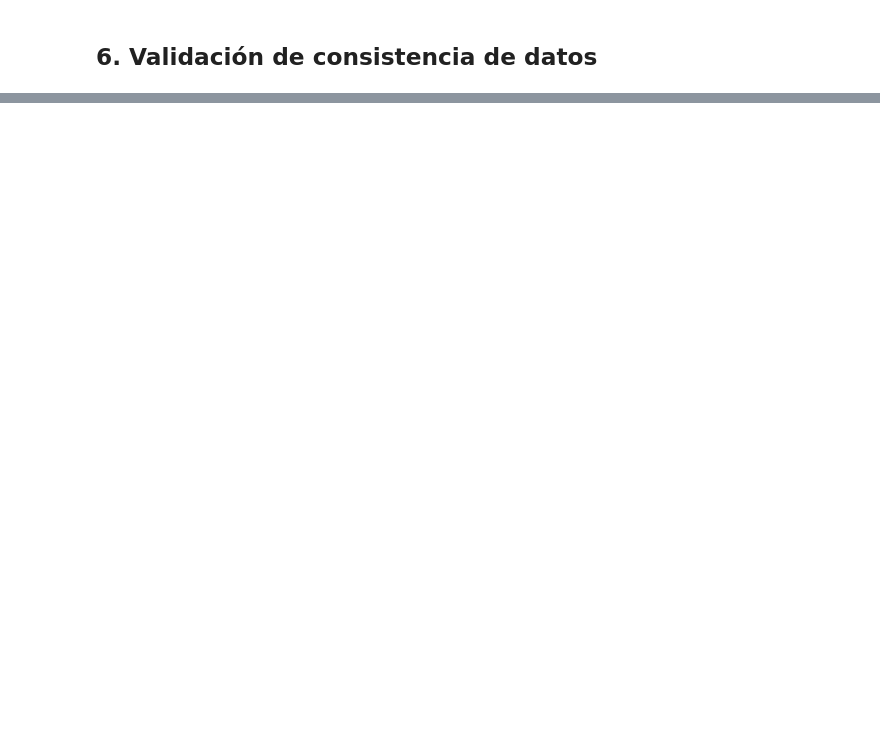
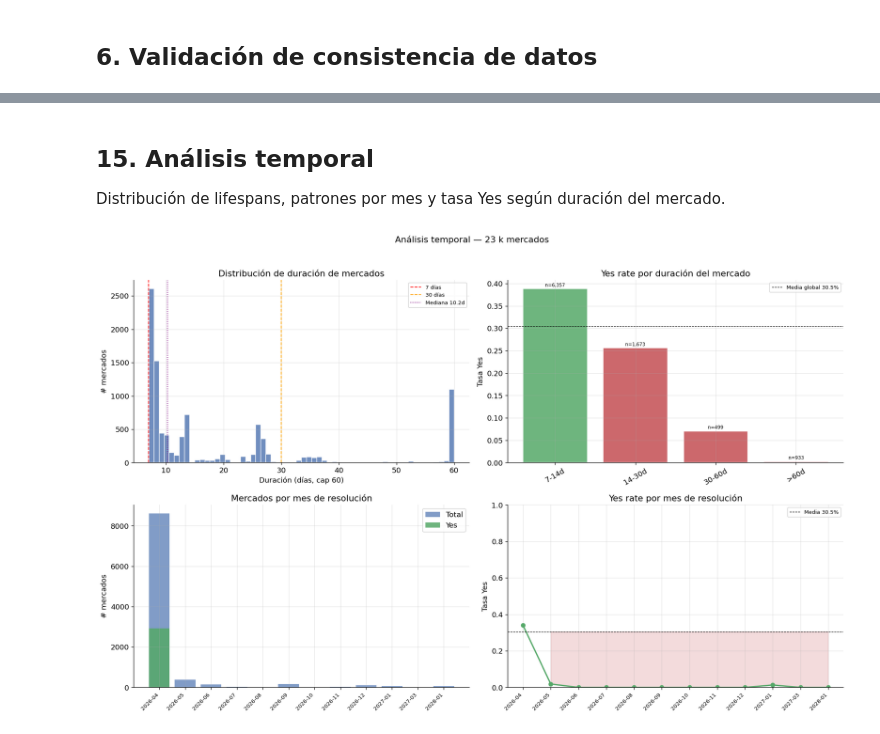
Before and after one commit to Nike2004A/proyecto_polymarket, a Jupyter notebook: notebooks/01_data_exploration.ipynb, the cells around one changed output, grey strips where cells are left out. Saved outputs shown, nothing was run; the diff lists cells and outputs as text; code cells hidden in the pictures; blank space fills up the shorter version.

```diff
--- a/notebooks/01_data_exploration.ipynb
+++ b/notebooks/01_data_exploration.ipynb
@@ -641,0 +1076,77 @@ plt.show()
+# %% [markdown]
+## 15. Análisis temporal
+
+Distribución de lifespans, patrones por mes y tasa Yes según duración del mercado.
+# %%
+df_meta['lifespan_days'] = (df_meta['end_date'] - df_meta['start_date']).dt.total_seconds() / 86400
+df_meta['end_month']     = df_meta['end_date'].dt.to_period('M').astype(str)
+
+fig, axes = plt.subplots(2, 2, figsize=(16, 10))
+
+# ── Distribución de lifespans ──────────────────────────────────────────────
+ax = axes[0, 0]
+ls = df_meta['lifespan_days'].clip(0, 60)
+ax.hist(ls, bins=60, color=PALETTE[0], alpha=0.8, edgecolor='white')
+ax.axvline(7,  color='red',    lw=1.2, linestyle='--', label='7 días')
+ax.axvline(30, color='orange', lw=1.2, linestyle='--', label='30 días')
+ax.set_xlabel('Duración (días, cap 60)')
+ax.set_ylabel('# mercados')
+ax.set_title('Distribución de duración de mercados')
+ax.legend()
+med = df_meta['lifespan_days'].median()
+ax.axvline(med, color='purple', lw=1.2, linestyle=':', label=f'Mediana {med:.1f}d')
+ax.legend(fontsize=8)
+
+# ── Yes rate por lifespan ──────────────────────────────────────────────────
+ax = axes[0, 1]
+bins_ls = [0, 1, 3, 7, 14, 30, 60, 365]
+labels_ls = ['<1d', '1-3d', '3-7d', '7-14d', '14-30d', '30-60d', '>60d']
+df_meta['ls_bin'] = pd.cut(df_meta['lifespan_days'], bins=bins_ls, labels=labels_ls)
+ls_stats = df_meta.groupby('ls_bin', observed=True)['label'].agg(['mean', 'count'])
+bars = ax.bar(range(len(ls_stats)), ls_stats['mean'],
+              color=[PALETTE[2] if v > arr_lab.mean() else PALETTE[3] for v in ls_stats['mean']],
+              alpha=0.85, edgecolor='white')
+ax.axhline(arr_lab.mean(), color='k', lw=0.8, linestyle='--', label=f'Media global {arr_lab.mean():.1%}')
+ax.set_xticks(range(len(ls_stats)))
+ax.set_xticklabels(ls_stats.index, rotation=30)
+for bar, (_, row) in zip(bars, ls_stats.iterrows()):
+    ax.text(bar.get_x() + bar.get_width()/2, bar.get_height() + 0.005,
+            f'n={int(row["count"]):,}', ha='center', fontsize=7)
+ax.set_ylabel('Tasa Yes')
+ax.set_title('Yes rate por duración del mercado')
+ax.legend(fontsize=8)
+
+# ── # mercados por mes ─────────────────────────────────────────────────────
+ax = axes[1, 0]
+monthly = df_meta.groupby('end_month')['label'].agg(['sum', 'count'])
+monthly['yes_rate'] = monthly['sum'] / monthly['count']
+months = monthly.index.tolist()
+x = range(len(months))
+ax.bar(x, monthly['count'], color=PALETTE[0], alpha=0.7, label='Total')
+ax.bar(x, monthly['sum'],   color=PALETTE[2], alpha=0.85, label='Yes')
+ax.set_xticks(x)
+ax.set_xticklabels(months, rotation=45, ha='right', fontsize=8)
+ax.set_ylabel('# mercados')
+ax.set_title('Mercados por mes de resolución')
+ax.legend()
+
+# ── Yes rate por mes ───────────────────────────────────────────────────────
+ax = axes[1, 1]
+ax.plot(x, monthly['yes_rate'], marker='o', color=PALETTE[2], linewidth=2)
+ax.axhline(arr_lab.mean(), color='k', lw=0.8, linestyle='--', label=f'Media {arr_lab.mean():.1%}')
+ax.fill_between(x, arr_lab.mean(), monthly['yes_rate'],
+                where=monthly['yes_rate'] > arr_lab.mean(), alpha=0.2, color=PALETTE[2])
+ax.fill_between(x, arr_lab.mean(), monthly['yes_rate'],
+                where=monthly['yes_rate'] <= arr_lab.mean(), alpha=0.2, color=PALETTE[3])
+ax.set_xticks(x)
+ax.set_xticklabels(months, rotation=45, ha='right', fontsize=8)
+ax.set_ylabel('Tasa Yes')
+ax.set_title('Yes rate por mes de resolución')
+ax.legend(fontsize=8)
+ax.set_ylim(0, 1)
+
+plt.suptitle('Análisis temporal — 23 k mercados', y=1.02)
+plt.tight_layout()
+plt.show()
+# %% [output]
+[figure, added]
```
Also changed, not shown: parts of 45 cells of this notebook, 1 other file.
